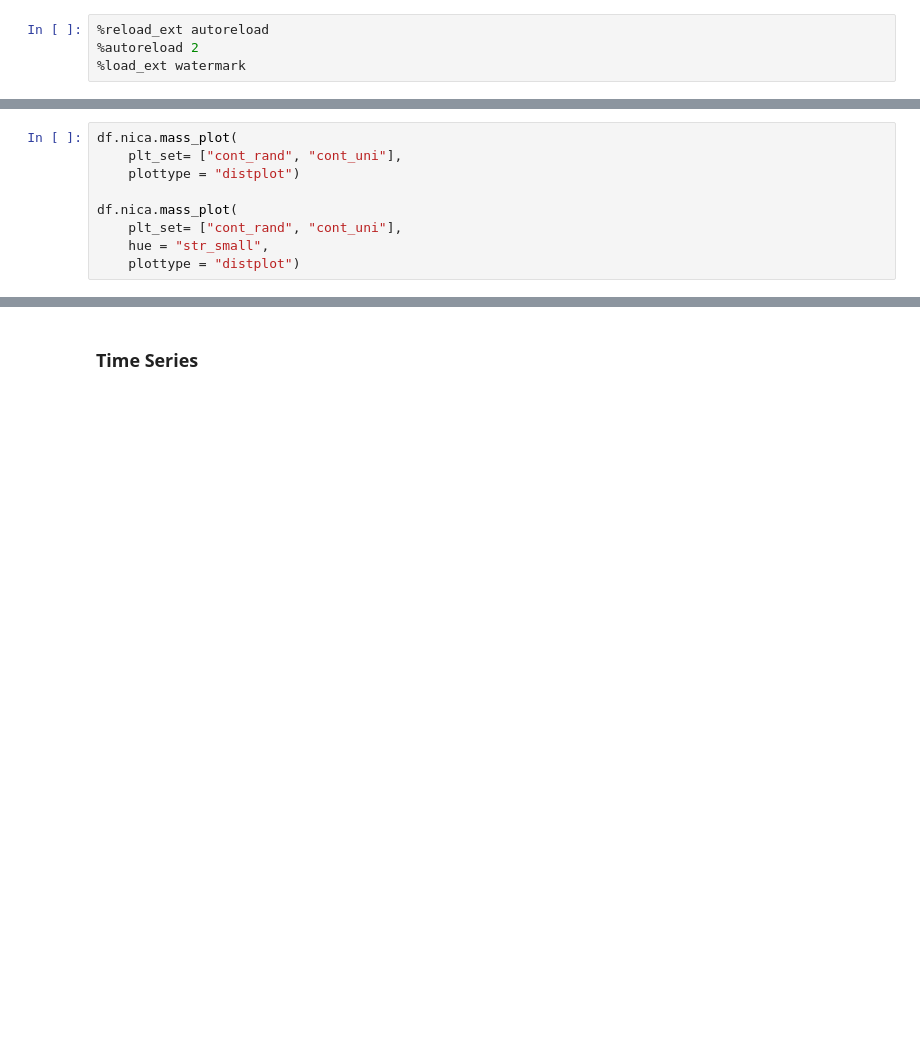
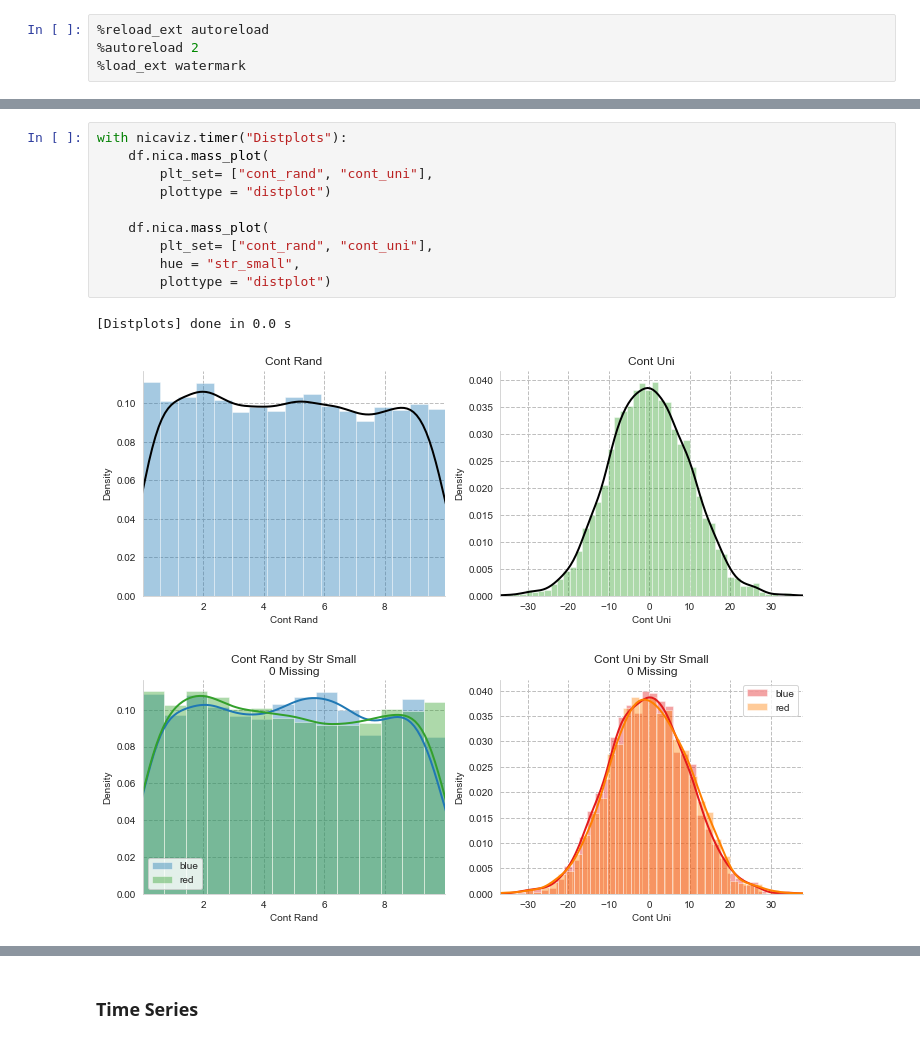
Before and after one commit to nicapotato/nicaviz, a Jupyter notebook: notebooks/Plot_Examples.ipynb, the cells around one changed output, grey strips where cells are left out. Drawn from its saved outputs; the diff is of its cells as text; blank space fills up the shorter version.

```diff
--- a/notebooks/Plot_Examples.ipynb
+++ b/notebooks/Plot_Examples.ipynb
@@ -68,10 +160,15 @@ df.nica.mass_plot(
 # %%
-df.nica.mass_plot(
-    plt_set= ["cont_rand", "cont_uni"],
-    plottype = "distplot")
+with nicaviz.timer("Distplots"):
+    df.nica.mass_plot(
+        plt_set= ["cont_rand", "cont_uni"],
+        plottype = "distplot")
 
-df.nica.mass_plot(
-    plt_set= ["cont_rand", "cont_uni"],
-    hue = "str_small",
-    plottype = "distplot")
+    df.nica.mass_plot(
+        plt_set= ["cont_rand", "cont_uni"],
+        hue = "str_small",
+        plottype = "distplot")
+# %% [output]
+[Distplots] done in 0.0 s
+[figure, added]
+[figure, added]
 # %%
```
Also changed, not shown: parts of 20 cells of this notebook, 4 other files.
